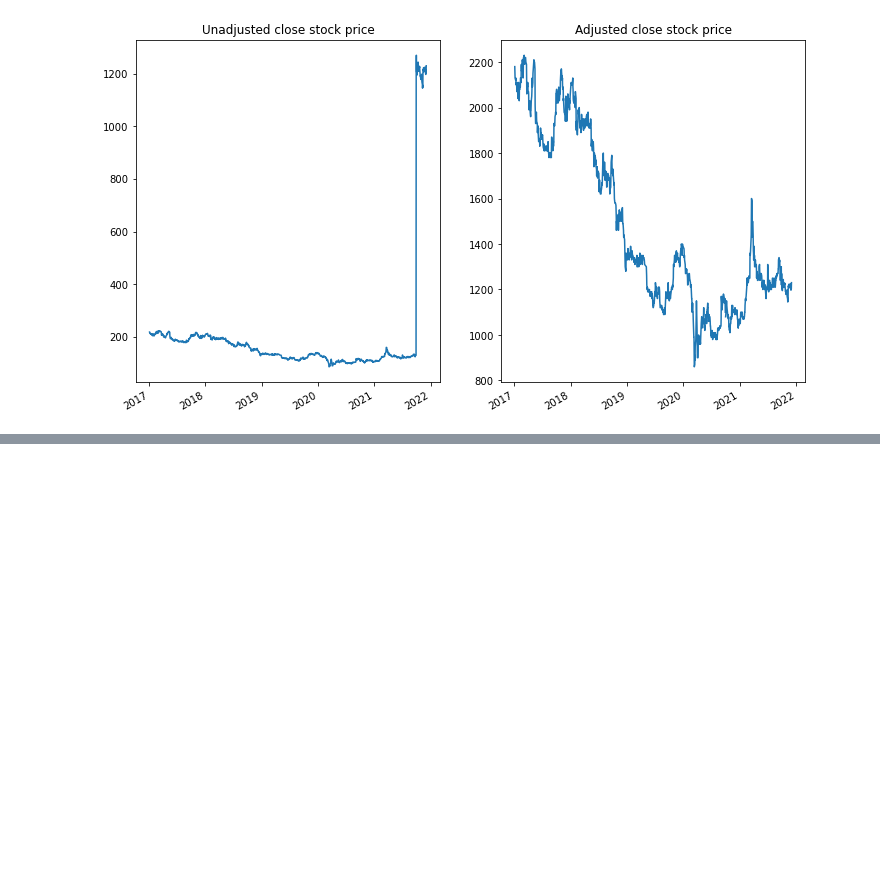
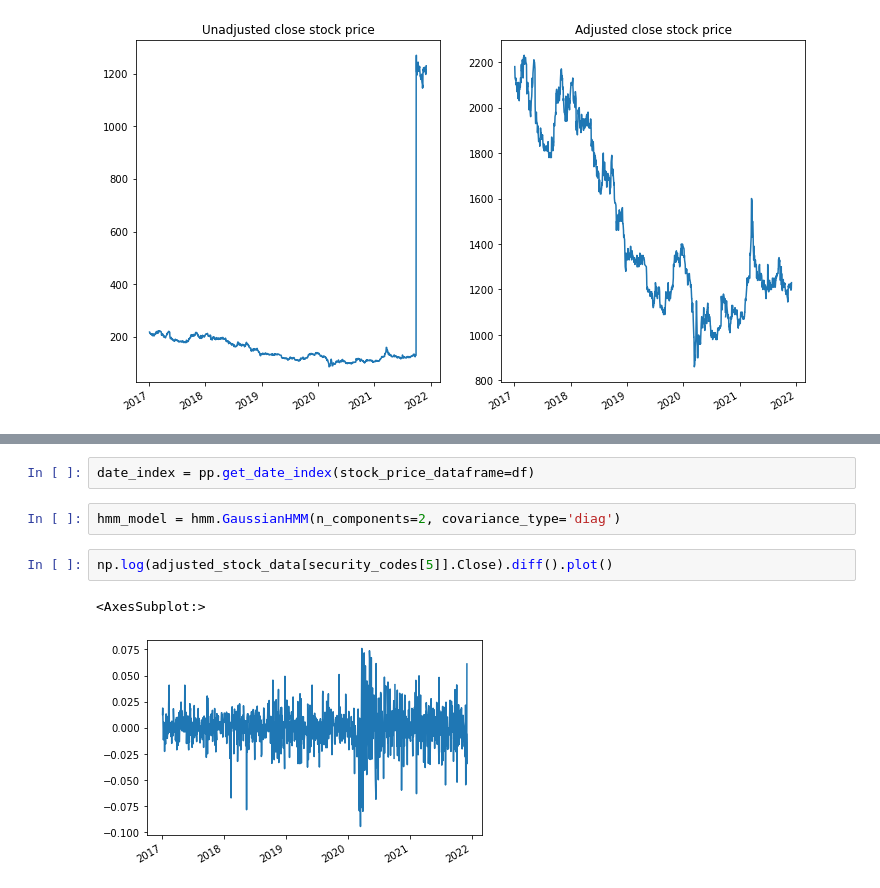
Before and after one commit to CaioMar/jpx_stock_challange, a Jupyter notebook: resumos/study_notebooks/portifolio.ipynb, the cells around one changed output, grey strips where cells are left out. Saved outputs shown, nothing was run; the diff lists cells and outputs as text; blank space fills up the shorter version.

```diff
--- a/resumos/study_notebooks/portifolio.ipynb
+++ b/resumos/study_notebooks/portifolio.ipynb
@@ -196,0 +81,9 @@ plt.ylim([-0.1, 0.1])
+# %%
+date_index = pp.get_date_index(stock_price_dataframe=df)
+# %%
+hmm_model = hmm.GaussianHMM(n_components=2, covariance_type='diag')
+# %%
+np.log(adjusted_stock_data[security_codes[5]].Close).diff().plot()
+# %% [output]
+<AxesSubplot:>
+[figure, added]
```
Also changed, not shown: parts of 30 cells of this notebook.
